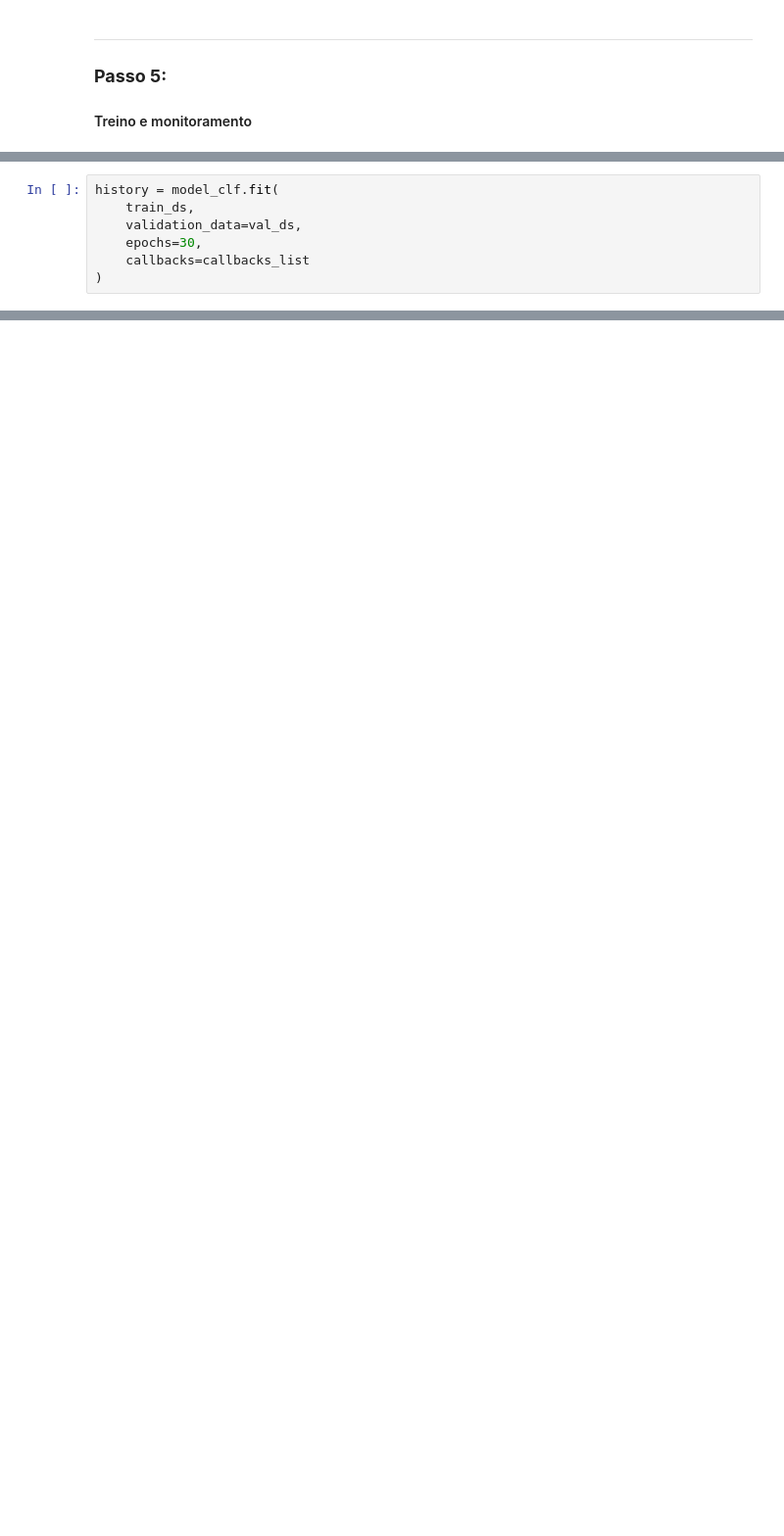
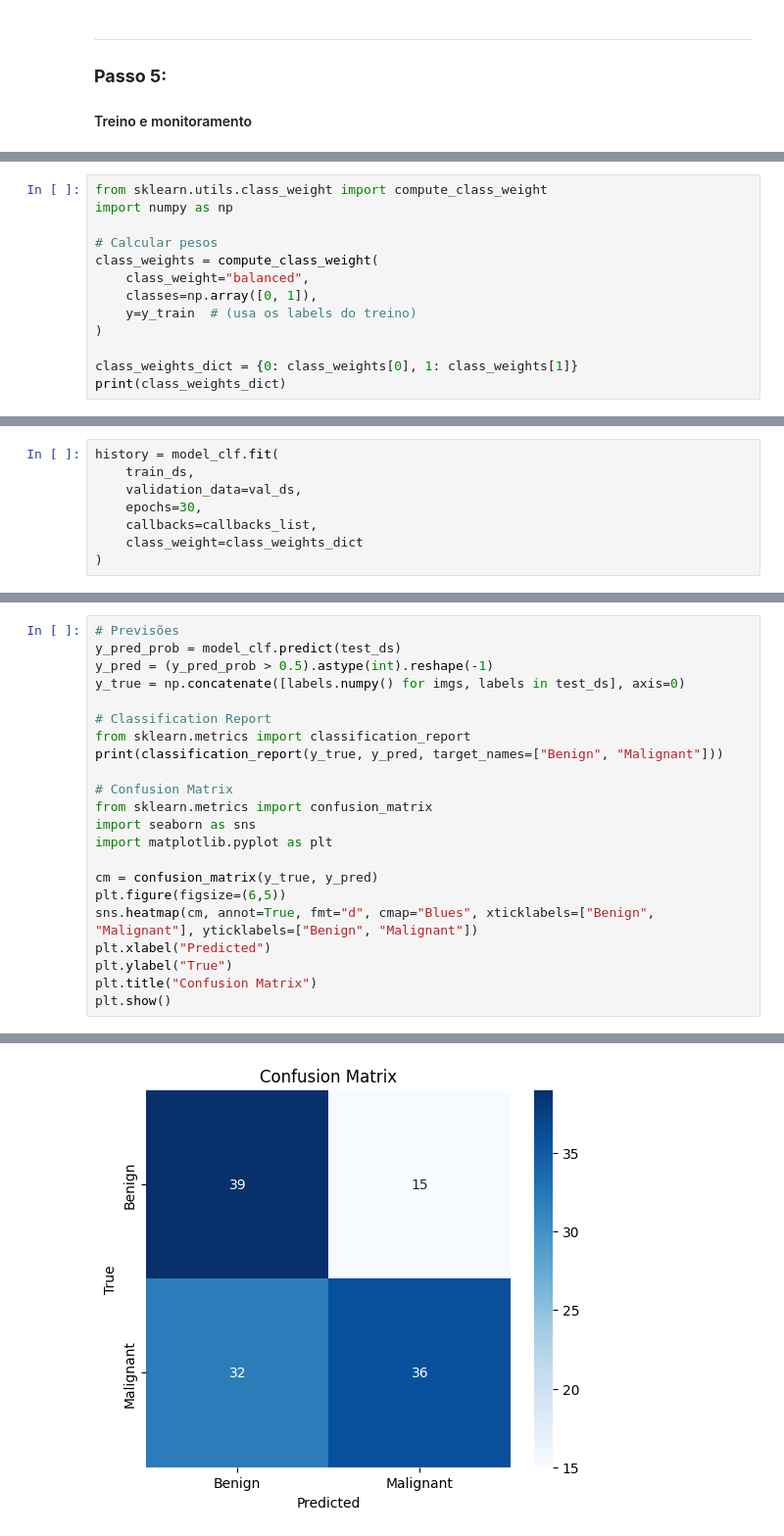
Before and after one commit to GustavoLUF/breast-tumor, a Jupyter notebook: ProjetoFinal.ipynb, the cells around one changed output, grey strips where cells are left out. Shown at 98% size. Cells and saved outputs as stored; diff of their text form; blank space fills up the shorter version.

```diff
--- a/ProjetoFinal.ipynb
+++ b/ProjetoFinal.ipynb
@@ -301,2 +348,15 @@ callbacks_list = [
     )
 ]
+# %%
+from sklearn.utils.class_weight import compute_class_weight
+import numpy as np
+
+# Calcular pesos
+class_weights = compute_class_weight(
+    class_weight="balanced",
+    classes=np.array([0, 1]),
+    y=y_train  # (usa os labels do treino)
+)
+
+class_weights_dict = {0: class_weights[0], 1: class_weights[1]}
+print(class_weights_dict)
@@ -305,7 +367,8 @@ history = model_clf.fit(
     train_ds,
     validation_data=val_ds,
     epochs=30,
-    callbacks=callbacks_list
+    callbacks=callbacks_list,
+    class_weight=class_weights_dict
 )
 # %% [output]
 Epoch 1/30
@@ -312,0 +400,23 @@ Epoch 1/30
+# %%
+# Previsões
+y_pred_prob = model_clf.predict(test_ds)
+y_pred = (y_pred_prob > 0.5).astype(int).reshape(-1)
+y_true = np.concatenate([labels.numpy() for imgs, labels in test_ds], axis=0)
+
+# Classification Report
+from sklearn.metrics import classification_report
+print(classification_report(y_true, y_pred, target_names=["Benign", "Malignant"]))
+
+# Confusion Matrix
+from sklearn.metrics import confusion_matrix
+import seaborn as sns
+import matplotlib.pyplot as plt
+
+cm = confusion_matrix(y_true, y_pred)
+plt.figure(figsize=(6,5))
+sns.heatmap(cm, annot=True, fmt="d", cmap="Blues", xticklabels=["Benign", "Malignant"], yticklabels=["Benign", "Malignant"])
+plt.xlabel("Predicted")
+plt.ylabel("True")
+plt.title("Confusion Matrix")
+plt.show()
+# %% [output]
@@ -312,0 +432 @@ Epoch 1/30
+[figure, added]
```
Also changed, not shown: parts of 16 cells of this notebook.
